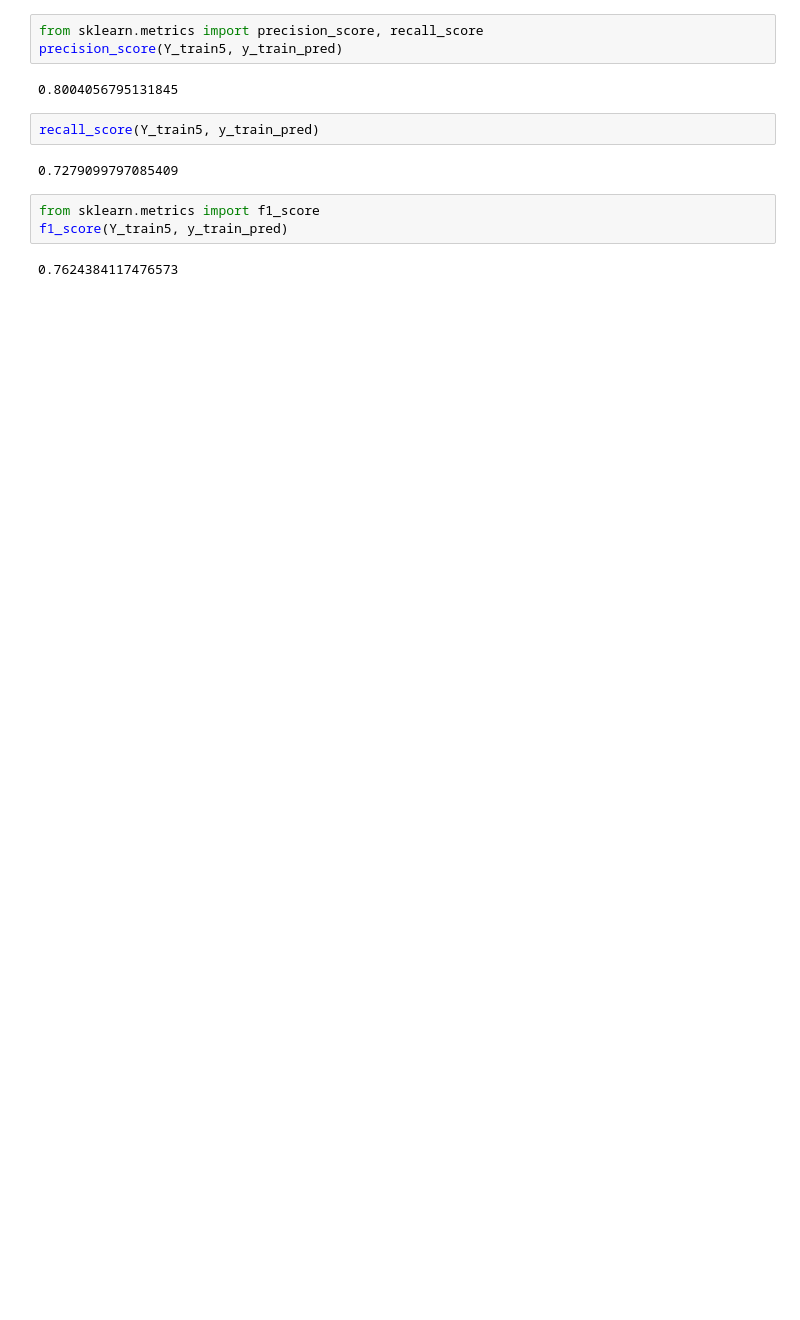
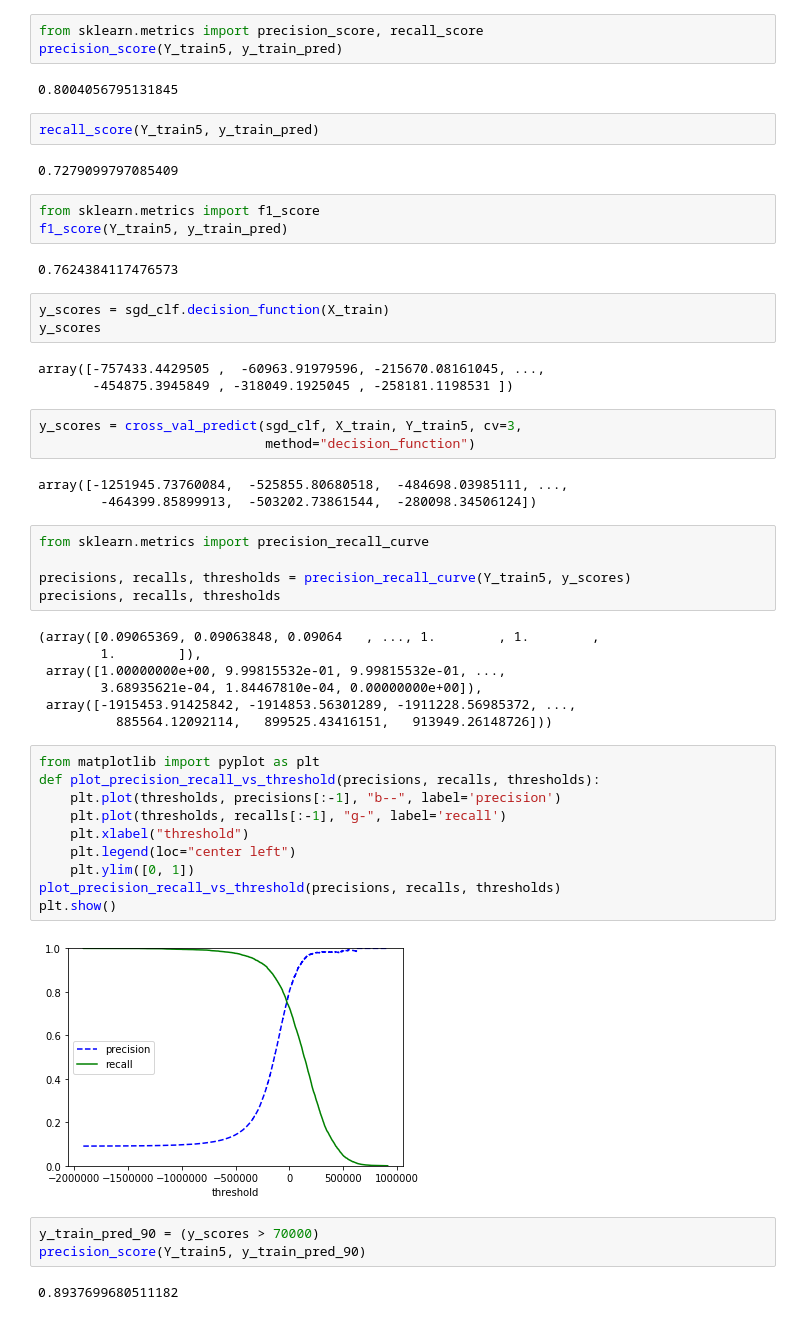
Before and after one commit to dl57934/hoony_blog_Data, a Jupyter notebook: 머신러닝/ch3/Classification.ipynb, the cells around one changed output. Saved outputs shown, nothing was run; the diff lists cells and outputs as text; blank space fills up the shorter version.

```diff
--- a/머신러닝/ch3/Classification.ipynb
+++ b/머신러닝/ch3/Classification.ipynb
@@ -91,3 +91,44 @@ from sklearn.metrics import f1_score
 f1_score(Y_train5, y_train_pred)
 # %% [output]
 0.7624384117476573
+# %%
+y_scores = sgd_clf.decision_function(X_train)
+y_scores
+# %% [output]
+array([-757433.4429505 ,  -60963.91979596, -215670.08161045, ...,
+       -454875.3945849 , -318049.1925045 , -258181.1198531 ])
+# %%
+y_scores = cross_val_predict(sgd_clf, X_train, Y_train5, cv=3,
+                             method="decision_function")
+# %% [output]
+array([-1251945.73760084,  -525855.80680518,  -484698.03985111, ...,
+        -464399.85899913,  -503202.73861544,  -280098.34506124])
+# %%
+from sklearn.metrics import precision_recall_curve
+
+precisions, recalls, thresholds = precision_recall_curve(Y_train5, y_scores)
+precisions, recalls, thresholds
+# %% [output]
+(array([0.09065369, 0.09063848, 0.09064   , ..., 1.        , 1.        ,
+        1.        ]),
+ array([1.00000000e+00, 9.99815532e-01, 9.99815532e-01, ...,
+        3.68935621e-04, 1.84467810e-04, 0.00000000e+00]),
+ array([-1915453.91425842, -1914853.56301289, -1911228.56985372, ...,
+          885564.12092114,   899525.43416151,   913949.26148726]))
+# %%
+from matplotlib import pyplot as plt
+def plot_precision_recall_vs_threshold(precisions, recalls, thresholds):
+    plt.plot(thresholds, precisions[:-1], "b--", label='precision')
+    plt.plot(thresholds, recalls[:-1], "g-", label='recall')
+    plt.xlabel("threshold")
+    plt.legend(loc="center left")
+    plt.ylim([0, 1])
+plot_precision_recall_vs_threshold(precisions, recalls, thresholds)
+plt.show()
+# %% [output]
+[figure, added]
+# %%
+y_train_pred_90 = (y_scores > 70000)
+precision_score(Y_train5, y_train_pred_90)
+# %% [output]
+0.8937699680511182
```
Also changed, not shown: parts of 2 cells of this notebook.
